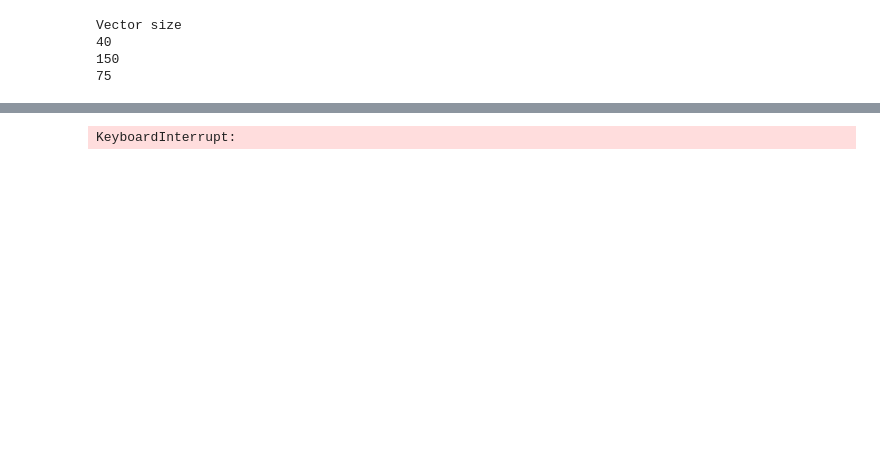
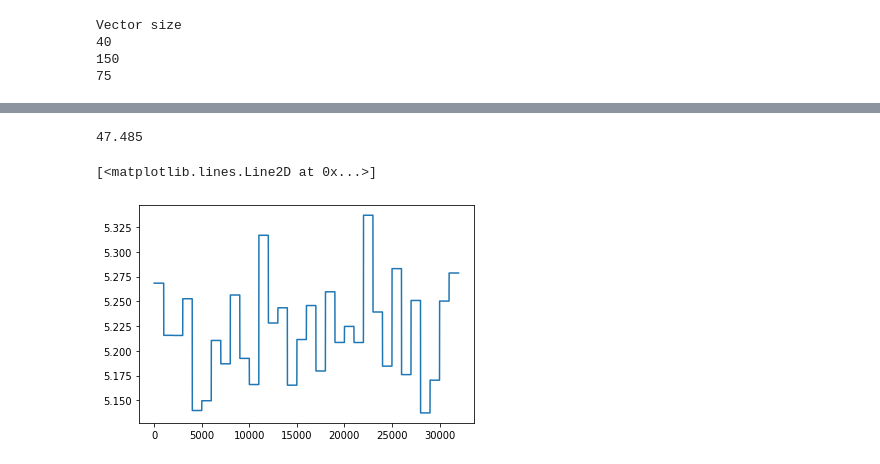
Before and after one commit to allenpinjic/mustar-project, a Jupyter notebook: notebook/SPT_ModelV2.1.ipynb, the cells around one changed output, grey strips where cells are left out. Drawn from its saved outputs; the diff is of its cells as text; code cells hidden in the pictures; blank space fills up the shorter version.

```diff
--- a/notebook/SPT_ModelV2.1.ipynb
+++ b/notebook/SPT_ModelV2.1.ipynb
@@ -366,5 +377,5 @@ guess = (np.array(theta)[:, np.newaxis]*(1.+0.01*np.random.normal(size=(ndims,wa
 
 # set additional args for the posterior (the data, the noise std. dev., and the abscissa)
 sel = np.arange(len(z))#[:100]
-sel = np.random.randint(len(z), size=100, dtype=int)
+# sel = np.random.randint(len(z), size=100, dtype=int)
 argslist = [sel]
@@ -440,15 +451,17 @@ KeyboardInterrupt:
+# %%
+2849.1/60
+# %% [output]
+47.485
 # %%
-from multiprocessing import Pool
-import time
+# from multiprocessing import Pool
+# import time
 
-with Pool(processes = 6) as pool:
-    sampler = emcee.EnsembleSampler(walkers, ndims, logposterior, args=[sel], pool=pool)
-    start = time.time()
-    sampler.run_mcmc(guess, Nsamples+Nburnin, progress=True)
-    end = time.time()
-    multi_time = end - start
-    serial_time = (1.5)*(3600)
-    print("Multiprocessing took {0:.1f} seconds".format(multi_time))
-    print("{0:.1f} times faster than serial".format(serial_time / multi_time))
+# with Pool(processes = 6) as pool:
+#     sampler = emcee.EnsembleSampler(walkers, ndims, logposterior, args=[sel], pool=pool)
+#     start = time.time()
+#     sampler.run_mcmc(guess, Nsamples+Nburnin, progress=True)
+#     end = time.time()
+#     multi_time = end - start
+#     serial_time = (1.5)*(3600)
+#     print("Multiprocessing took {0:.1f} seconds".format(multi_time))
+#     print("{0:.1f} times faster than serial".format(serial_time / multi_time))
-# %% [output]
-KeyboardInterrupt:
@@ -463,0 +468,6 @@ postsamples = sampler.chain[:, Nburnin:, :].reshape((-1, ndims))
+# %%
+
+plt.plot(postsamples[:,0])
+# %% [output]
+[<matplotlib.lines.Line2D at 0x...>]
+[figure, added]
```
Also changed, not shown: parts of 55 cells of this notebook, 3 other files.
